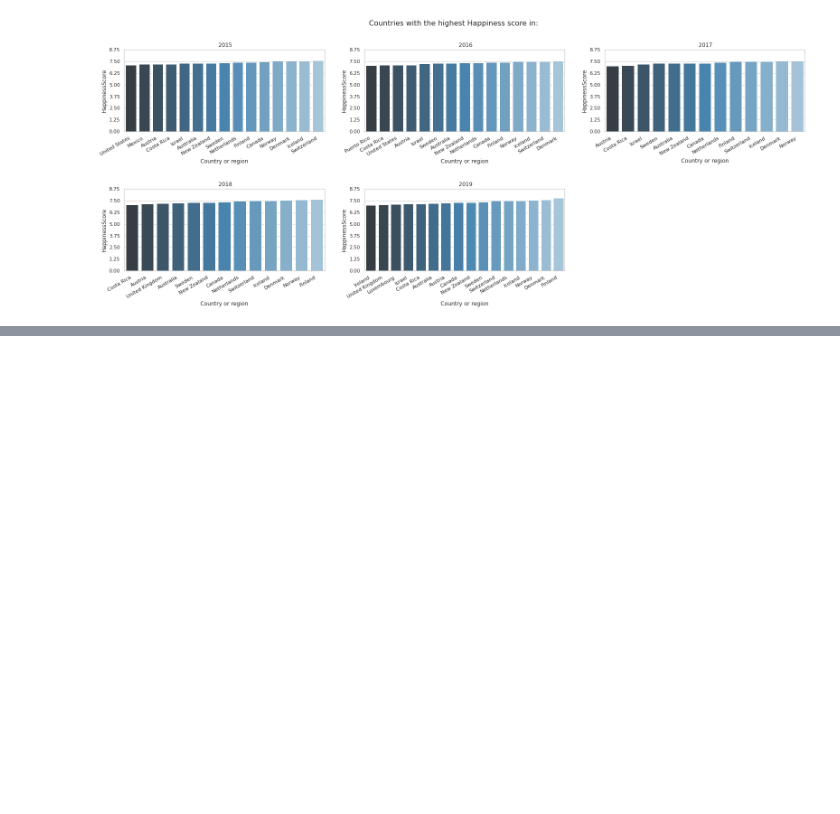
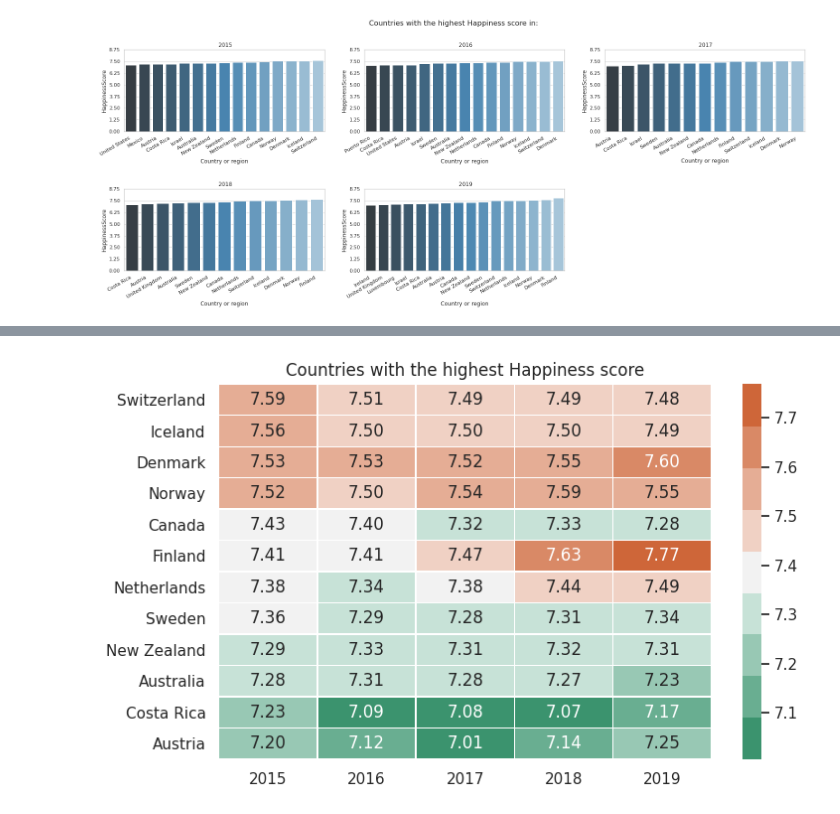
Before and after one commit to ArminD93/WorldHappinessReport, a Jupyter notebook: WorldHappinessReport_podsumowanie.ipynb, the cells around one changed output, grey strips where cells are left out. Cells and saved outputs as stored; diff of their text form; code cells hidden in the pictures; blank space fills up the shorter version.

```diff
--- a/WorldHappinessReport_podsumowanie.ipynb
+++ b/WorldHappinessReport_podsumowanie.ipynb
@@ -207,0 +255,4 @@ fig.show(renderer='colab')
+# %%
+happiness2015_2016_2017_2018 = happiness2015_2016_2017.merge(report2018, on='Country or region', suffixes=['_2017','_2018'])
+
+happiness2015_2016_2017_2018.head()
@@ -207,0 +266,11 @@ fig.show(renderer='colab')
+# %%
+happinessAllYears = happiness2015_2016_2017_2018.merge(report2019, on='Country or region', suffixes=['_Prod','_Order'], )
+
+newColNames = { 'HappinessScore_2015'  :   '2015',
+               'HappinessScore_2016'   :   '2016',
+               'HappinessScore_2017'   :   '2017',
+               'HappinessScore_2018'   :   '2018',
+               'HappinessScore'        :   '2019'}
+
+happinessAllYears.rename(columns=newColNames, inplace=True)
+happinessAllYears.head()
@@ -207,0 +284,3 @@ fig.show(renderer='colab')
+# %%
+happinessAllYears.set_index('Country or region', inplace=True)
+happinessAllYears.head()
@@ -207,0 +381,5 @@ fig.show(renderer='colab')
+# %%
+happinessAllYearsGreaterThan7 =  happinessAllYears[['2015', '2016', '2017', '2018', '2019']] >= 7
+happinessAllYears_sorted = happinessAllYears[happinessAllYearsGreaterThan7]
+happinessAllYears_sorted.dropna(inplace=True)
+happinessAllYears_sorted
@@ -207,0 +401,8 @@ fig.show(renderer='colab')
+# %%
+fig, ax = plt.subplots(1, 1, figsize = (8, 5), dpi=100)
+g = sns.heatmap(happinessAllYears_sorted, cbar=set_cbar, annot=True, fmt='.2f', linewidth=.3, cmap=sns.diverging_palette(150, 385, s=80, l=55, n=9))
+g.set( title= 'Countries with the highest Happiness score')
+ax.set_ylabel('')
+plt.show()
+# %% [output]
+[figure, added]
```
Also changed, not shown: parts of 16 cells of this notebook.
